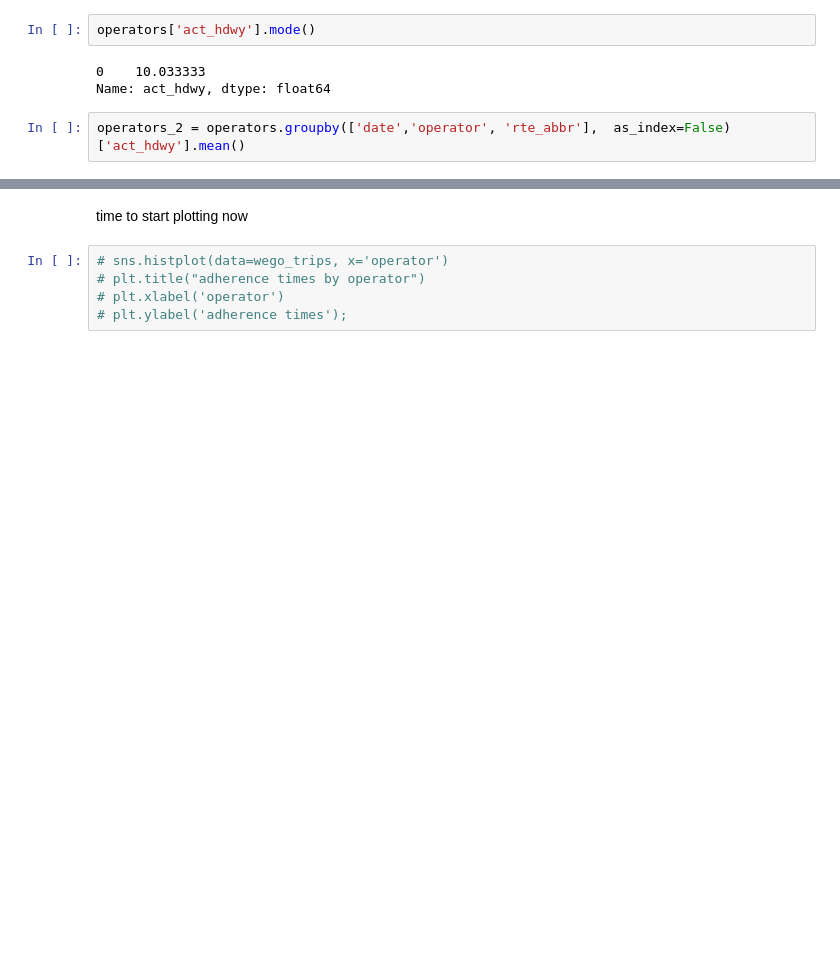
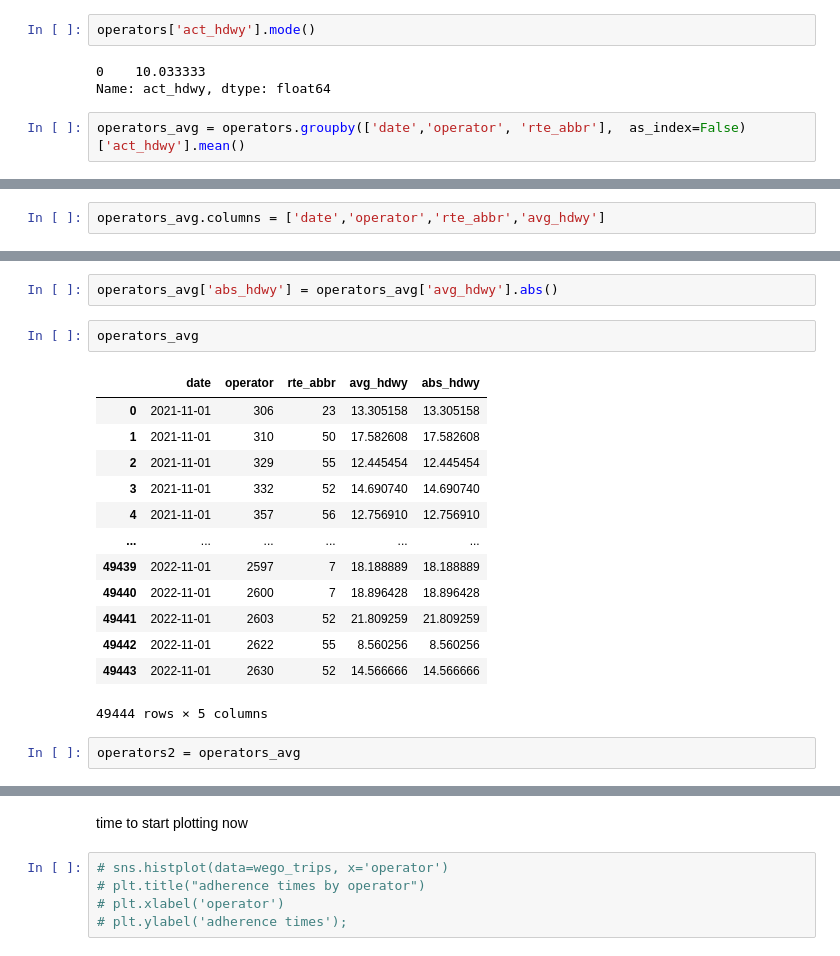
Before and after one commit to NSS-Data-Analytics-Cohort-7/wego-data-world-problems, a Jupyter notebook: notebook/wego_python.ipynb, the cells around one changed output, grey strips where cells are left out. Drawn from its saved outputs; the diff is of its cells as text; blank space fills up the shorter version.

```diff
--- a/notebook/wego_python.ipynb
+++ b/notebook/wego_python.ipynb
@@ -332,4 +332,4 @@ operators['act_hdwy'].mode()
 0    10.033333
 Name: act_hdwy, dtype: float64
 # %%
-operators_2 = operators.groupby(['date','operator', 'rte_abbr'],  as_index=False)['act_hdwy'].mean()
+operators_avg = operators.groupby(['date','operator', 'rte_abbr'],  as_index=False)['act_hdwy'].mean()
@@ -351,0 +352,2 @@ operators_2
+# %%
+operators_avg.columns = ['date','operator','rte_abbr','avg_hdwy']
@@ -351,0 +370,20 @@ operators_2
+# %%
+operators_avg['abs_hdwy'] = operators_avg['avg_hdwy'].abs()
+# %%
+operators_avg
+# %% [output]
+|  | date | operator | rte_abbr | avg_hdwy | abs_hdwy |
+| 0 | 2021-11-01 | 306 | 23 | 13.305158 | 13.305158 |
+| 1 | 2021-11-01 | 310 | 50 | 17.582608 | 17.582608 |
+| 2 | 2021-11-01 | 329 | 55 | 12.445454 | 12.445454 |
+| 3 | 2021-11-01 | 332 | 52 | 14.690740 | 14.690740 |
+| 4 | 2021-11-01 | 357 | 56 | 12.756910 | 12.756910 |
+| ... | ... | ... | ... | ... | ... |
+| 49439 | 2022-11-01 | 2597 | 7 | 18.188889 | 18.188889 |
+| 49440 | 2022-11-01 | 2600 | 7 | 18.896428 | 18.896428 |
+| 49441 | 2022-11-01 | 2603 | 52 | 21.809259 | 21.809259 |
+| 49442 | 2022-11-01 | 2622 | 55 | 8.560256 | 8.560256 |
+| 49443 | 2022-11-01 | 2630 | 52 | 14.566666 | 14.566666 |
+49444 rows × 5 columns
+# %%
+operators2 = operators_avg
```
Also changed, not shown: parts of 4 cells of this notebook.
